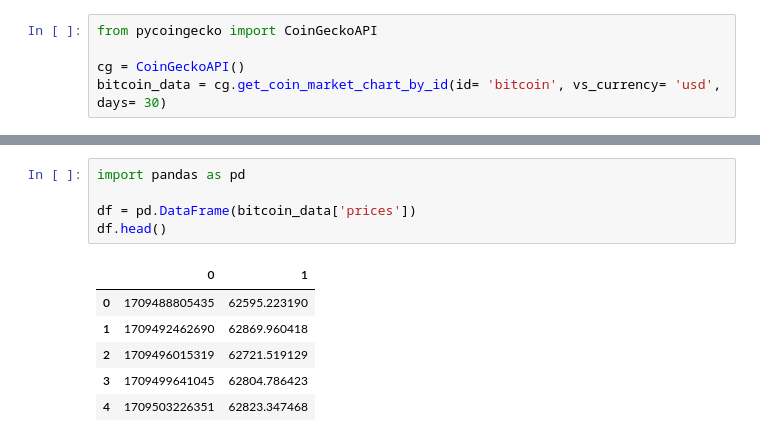
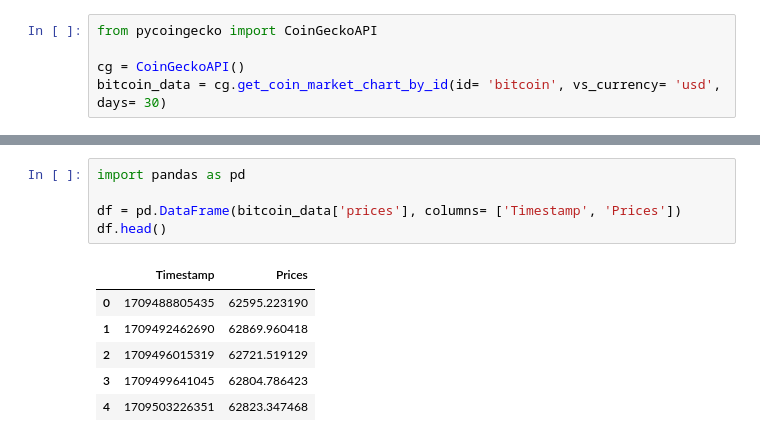
Before and after one commit to samarth003/ibm-data-science-repo, a Jupyter notebook: Python-DS-AI-labs/wk5/pycoingecko.ipynb, the cells around one changed output, grey strips where cells are left out. Saved outputs shown, nothing was run; the diff lists cells and outputs as text.

```diff
--- a/Python-DS-AI-labs/wk5/pycoingecko.ipynb
+++ b/Python-DS-AI-labs/wk5/pycoingecko.ipynb
@@ -26,10 +26,10 @@ bitcoin_data
 # %%
 import pandas as pd
 
-df = pd.DataFrame(bitcoin_data['prices'])
+df = pd.DataFrame(bitcoin_data['prices'], columns= ['Timestamp', 'Prices'])
 df.head()
 # %% [output]
-|  | 0 | 1 |
+|  | Timestamp | Prices |
 | 0 | 1709488805435 | 62595.223190 |
 | 1 | 1709492462690 | 62869.960418 |
 | 2 | 1709496015319 | 62721.519129 |
```
Also changed, not shown: parts of 4 cells of this notebook, 2 other files.
